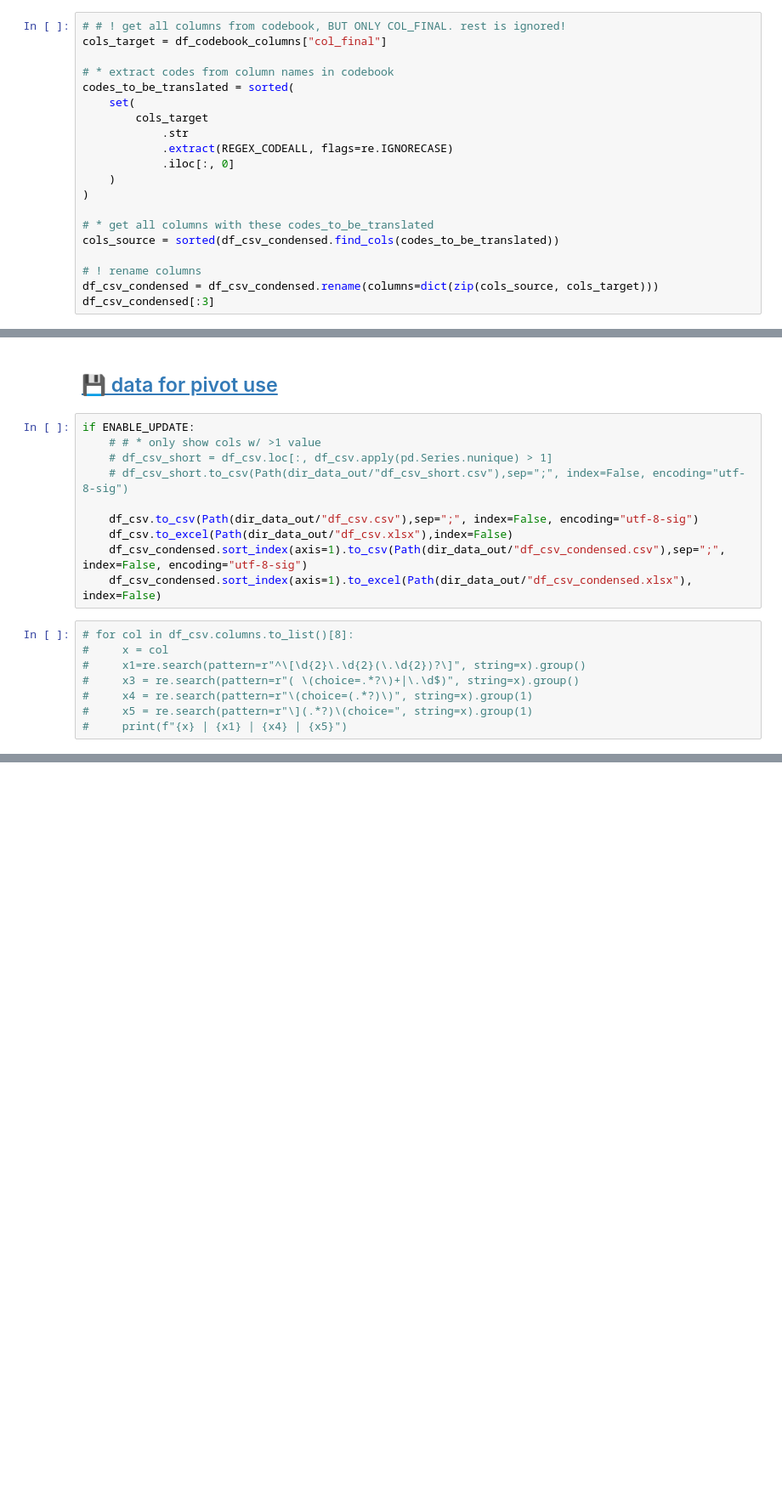
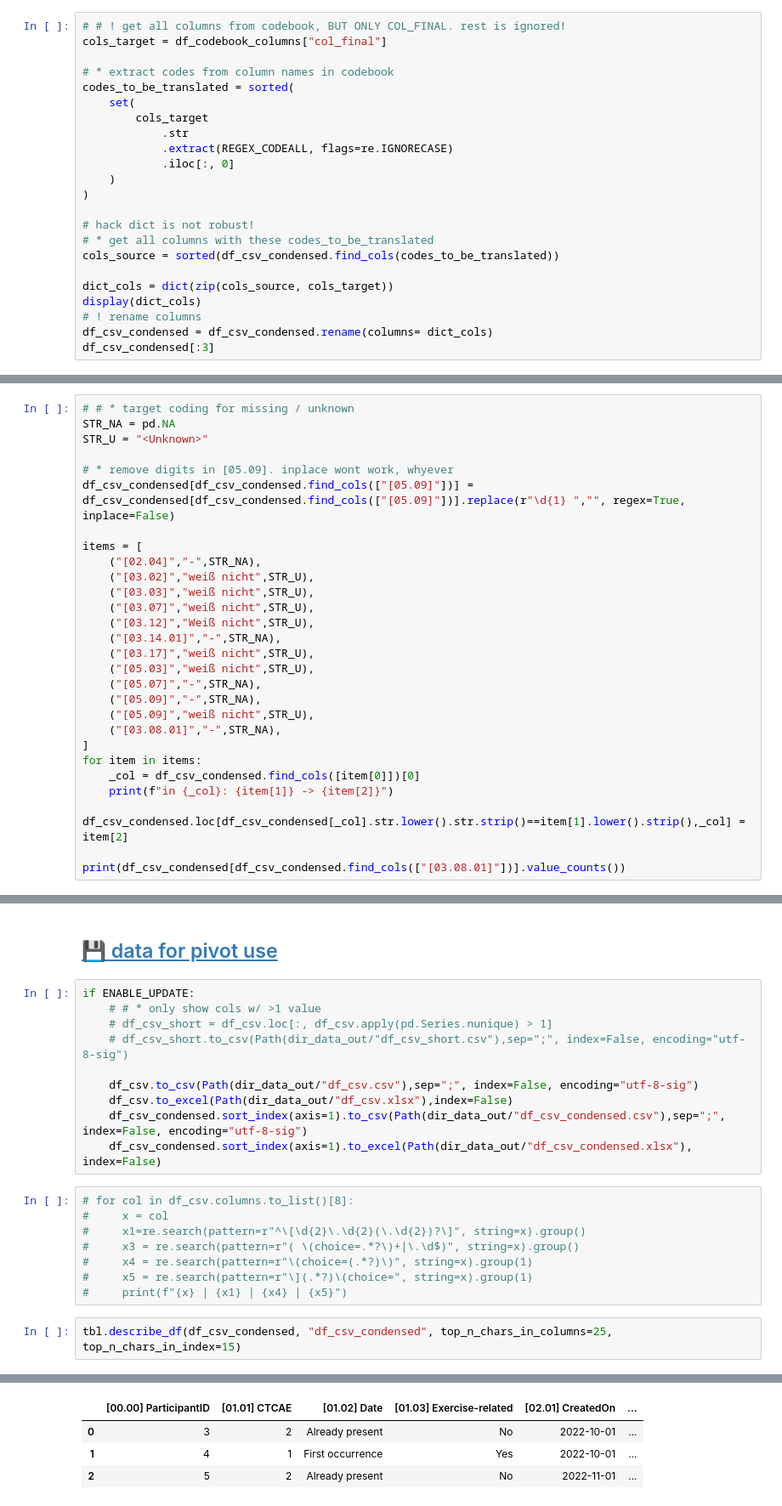
Before and after one commit to smeisegeier/sport-adverse-events, a Jupyter notebook: src/1_create.ipynb, the cells around one changed output, grey strips where cells are left out. Shown at 85% size. Cells and saved outputs as stored; diff of their text form; blank space fills up the shorter version.

```diff
--- a/src/1_create.ipynb
+++ b/src/1_create.ipynb
@@ -543,10 +542,13 @@ codes_to_be_translated = sorted(
     )
 )
 
+# hack dict is not robust!
 # * get all columns with these codes_to_be_translated
 cols_source = sorted(df_csv_condensed.find_cols(codes_to_be_translated))
 
+dict_cols = dict(zip(cols_source, cols_target))
+display(dict_cols)
 # ! rename columns
-df_csv_condensed = df_csv_condensed.rename(columns=dict(zip(cols_source, cols_target)))
+df_csv_condensed = df_csv_condensed.rename(columns= dict_cols)
 df_csv_condensed[:3]
 # %% [output]
@@ -636,0 +618,28 @@ IndexError: list index out of range
+# %%
+# # * target coding for missing / unknown
+STR_NA = pd.NA
+STR_U = "<Unknown>"
+
+# * remove digits in [05.09]. inplace wont work, whyever
+df_csv_condensed[df_csv_condensed.find_cols(["[05.09]"])] = df_csv_condensed[df_csv_condensed.find_cols(["[05.09]"])].replace(r"\d{1} ","", regex=True, inplace=False)
+
+items = [
+    ("[02.04]","-",STR_NA),
+    ("[03.02]","weiß nicht",STR_U),
+    ("[03.03]","weiß nicht",STR_U),
+    ("[03.07]","weiß nicht",STR_U),
+    ("[03.12]","Weiß nicht",STR_U),
+    ("[03.14.01]","-",STR_NA),
+    ("[03.17]","weiß nicht",STR_U),
+    ("[05.03]","weiß nicht",STR_U),
+    ("[05.07]","-",STR_NA),
+    ("[05.09]","-",STR_NA),
+    ("[05.09]","weiß nicht",STR_U),
+    ("[03.08.01]","-",STR_NA),
+]
+for item in items:
+    _col = df_csv_condensed.find_cols([item[0]])[0]
+    print(f"in {_col}: {item[1]} -> {item[2]}")
+    df_csv_condensed.loc[df_csv_condensed[_col].str.lower().str.strip()==item[1].lower().strip(),_col] = item[2]
+
+print(df_csv_condensed[df_csv_condensed.find_cols(["[03.08.01]"])].value_counts())
@@ -731,3 +755,6 @@ if ENABLE_UPDATE:
 #     x4 = re.search(pattern=r"\(choice=(.*?)\)", string=x).group(1)
 #     x5 = re.search(pattern=r"\](.*?)\(choice=", string=x).group(1)
 #     print(f"{x} | {x1} | {x4} | {x5}")
+# %%
+tbl.describe_df(df_csv_condensed, "df_csv_condensed", top_n_chars_in_columns=25, top_n_chars_in_index=15)
+# %% [output]
@@ -733,0 +778,4 @@ if ENABLE_UPDATE:
+|  | [00.00] ParticipantID | [01.01] CTCAE | [01.02] Date | [01.03] Exercise-related | [02.01] CreatedOn | ... |
+| 0 | 3 | 2 | Already present | No | 2022-10-01 | ... |
+| 1 | 4 | 1 | First occurrence | Yes | 2022-10-01 | ... |
+| 2 | 5 | 2 | Already present | No | 2022-11-01 | ... |
```
Also changed, not shown: parts of 11 cells of this notebook, 7 other files.
